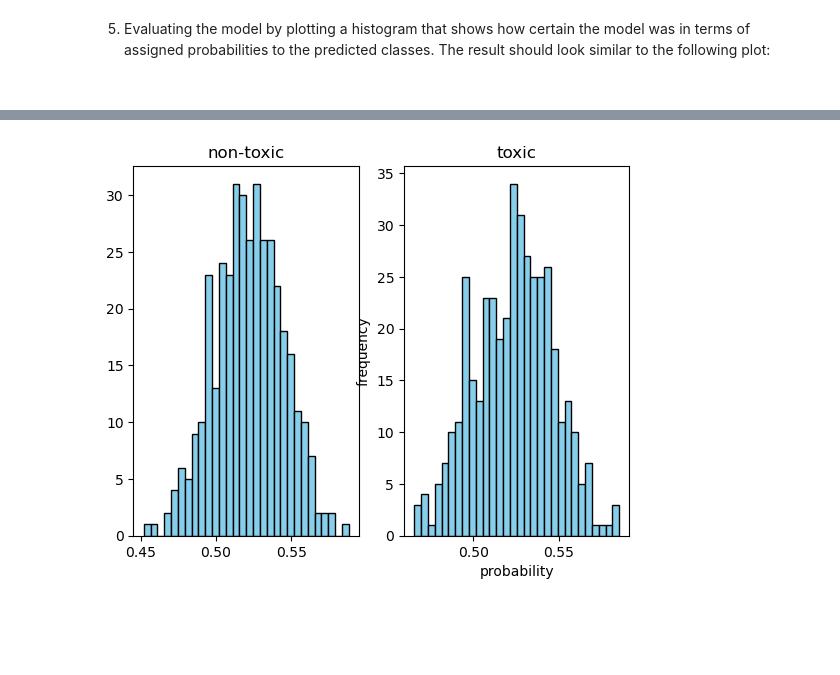
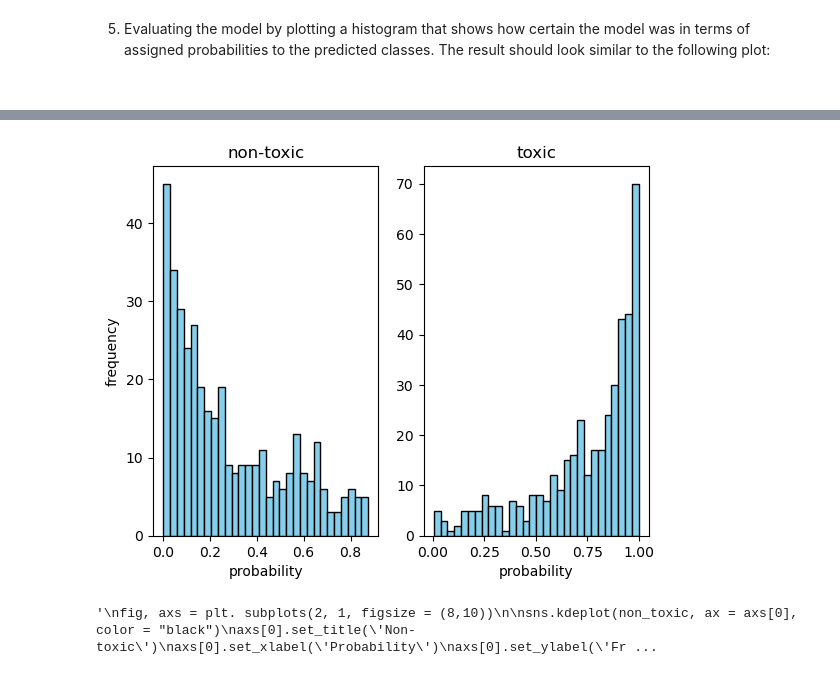
Before and after one commit to JXDolan/277B_HW2, a Jupyter notebook: Homework_2.ipynb, the cells around one changed output, grey strips where cells are left out. Cells and saved outputs as stored; diff of their text form; code cells hidden in the pictures; blank space fills up the shorter version.

Commit message:
Fixed swapped labels, accuracy 80% now

```diff
--- a/Homework_2.ipynb
+++ b/Homework_2.ipynb
@@ -31,31 +35,36 @@ train_features = Train.drop(columns = "label")
 #combine and scale
 combined_ds = pd.concat([test_features, train_features], axis = 0)
 
-(rows, _) = Train.shape
+(rows, _) = Test.shape
 
 scaler = MinMaxScaler(feature_range = (0,1))
 combined_ds_scaled = scaler.fit_transform(combined_ds)
 
-Train_scaled = pd.DataFrame(combined_ds_scaled[:rows,:], columns = train_features.columns)
-Test_scaled = pd.DataFrame(combined_ds_scaled[rows:,:], columns = test_features.columns)
+Test_scaled = pd.DataFrame(combined_ds_scaled[:rows,:], columns = test_features.columns)
+Train_scaled = pd.DataFrame(combined_ds_scaled[rows:,:], columns = train_features.columns)
 
 TrainX_scaled = Train_scaled
 
 
 X = sm.add_constant(TrainX_scaled)# adding intercept
-Y = pd.get_dummies(Train['label'], drop_first = True)# label into dummies
+
+#Y = pd.get_dummies(Train['label'])# when using in accuracy_score gets ValueError: Classification metrics can't handle a mix of multilabel-indicator and binary targets
+Y = pd.get_dummies(Train['label'], drop_first = True) #one way to stop ValueError: accuracy .51
+#Y_single = Y.values.argmax(axis = 1) #another way to stop valueError but lower accuracy .49
 
 #perform logistic regression
 my_model = sm.GLM(Y, X, family = sm.families.Binomial()).fit()
-#return summary of logistic regression model
-my_model.summary()
+
 
 #evaluate model by returning the accuracy
-
 y_pred_probabilities = my_model.predict(X)
 
+#convert continuous predictions to binary using a threshold of 0.5
 y_pred = (y_pred_probabilities >= 0.5).astype(int)
 accuracy = accuracy_score(Y, y_pred)
 
-print(accuracy)
+
+
+print(f"Accuracy Score: {accuracy}")
+print(my_model.summary())
 # %% [output]
@@ -109,23 +133,42 @@ display(Y)
 # %%
 import matplotlib.pyplot as plt
 
 non_toxic = y_pred_probabilities[Y['Toxic'] == False]
 toxic = y_pred_probabilities[Y['Toxic'] == True]
 
+#try ploting y_pred?
+
 plt.subplot(1,2,1)
+plt.xlabel('probability')
+plt.ylabel('frequency')
 plt.hist(non_toxic, bins = 30, color = 'skyblue', edgecolor = 'black')
 plt.title('non-toxic')
 
 plt.subplot(1,2,2)
+plt.xlabel('probability')
 plt.hist(toxic, bins = 30, color = 'skyblue', edgecolor = 'black')
 plt.title('toxic')
 
-plt.xlabel('probability')
-plt.ylabel('frequency')
+
 
 
 plt.show()
+
+'''
+fig, axs = plt. subplots(2, 1, figsize = (8,10))
+
+sns.kdeplot(non_toxic, ax = axs[0], color = "black")
+axs[0].set_title('Non-toxic')
+axs[0].set_xlabel('Probability')
+axs[0].set_ylabel('Frequency')
+
+sns.kdeplot(toxic, ax = axs[1], color = "black")
+axs[1].set_title('Non-toxic')
+axs[1].set_xlabel('Probability')
+axs[1].set_ylabel('Frequency')
+'''
 # %% [output]
-[figure, old version]
+[figure, new version]
+'\nfig, axs = plt. subplots(2, 1, figsize = (8,10))\n\nsns.kdeplot(non_toxic, ax = axs[0], color = "black")\naxs[0].set_title(\'Non-toxic\')\naxs[0].set_xlabel(\'Probability\')\naxs[0].set_ylabel(\'Fr ...
 # %% [markdown]
 ![image.png](attachment:285d22d0-164a-4451-9d9c-7d60a756aca0.png)
```
Also changed, not shown: parts of 6 cells of this notebook.
